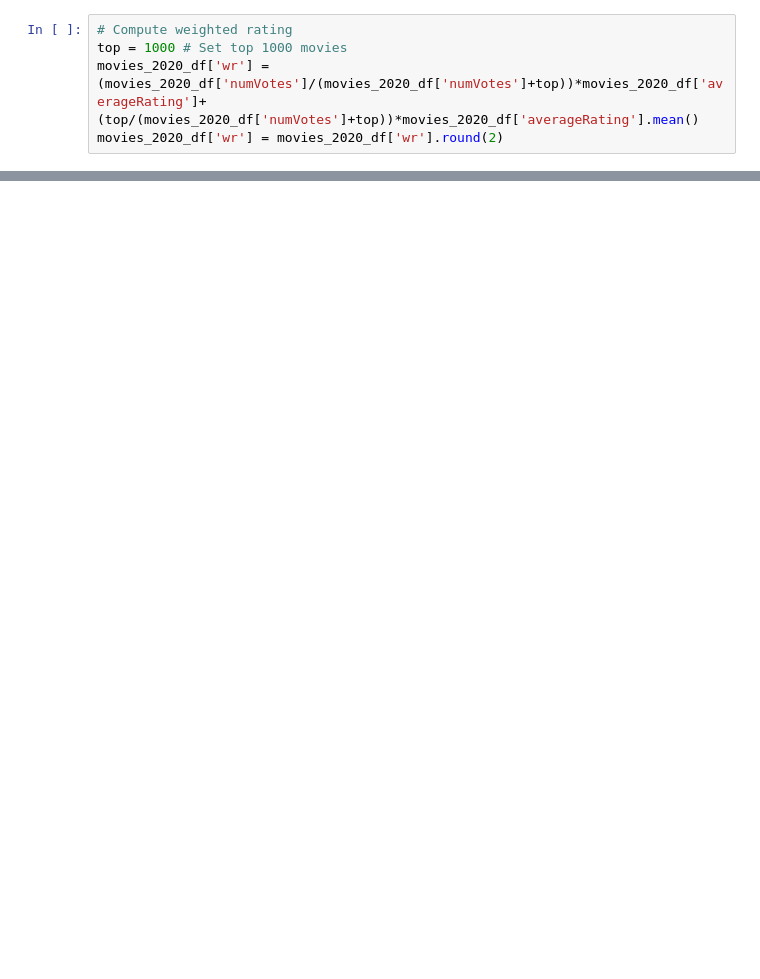
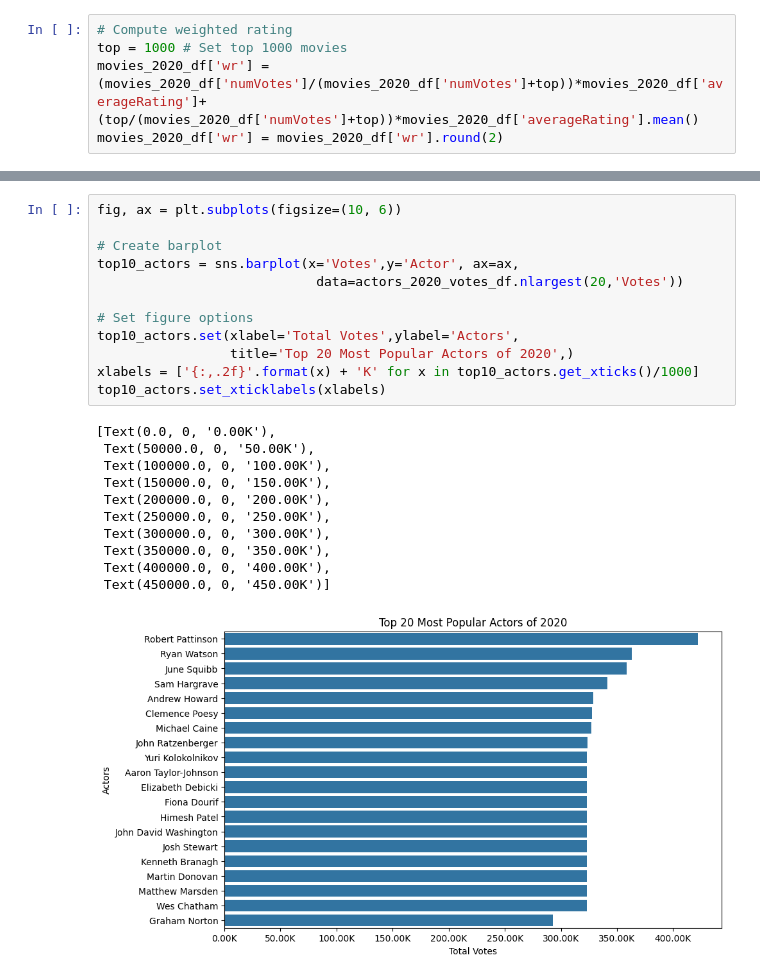
Before and after one commit to foxyreign/AAA_Movie, a Jupyter notebook: Data_Strategy_Plan_for_AAA.ipynb, the cells around one changed output, grey strips where cells are left out. Saved outputs shown, nothing was run; the diff lists cells and outputs as text; blank space fills up the shorter version.

```diff
--- a/Data_Strategy_Plan_for_AAA.ipynb
+++ b/Data_Strategy_Plan_for_AAA.ipynb
@@ -188,0 +257,24 @@ top10_movies.bar_label(top10_movies.containers[0])
+# %%
+fig, ax = plt.subplots(figsize=(10, 6))
+
+# Create barplot
+top10_actors = sns.barplot(x='Votes',y='Actor', ax=ax,
+                            data=actors_2020_votes_df.nlargest(20,'Votes'))
+
+# Set figure options
+top10_actors.set(xlabel='Total Votes',ylabel='Actors',
+                 title='Top 20 Most Popular Actors of 2020',)
+xlabels = ['{:,.2f}'.format(x) + 'K' for x in top10_actors.get_xticks()/1000]
+top10_actors.set_xticklabels(xlabels)
+# %% [output]
+[Text(0.0, 0, '0.00K'),
+ Text(50000.0, 0, '50.00K'),
+ Text(100000.0, 0, '100.00K'),
+ Text(150000.0, 0, '150.00K'),
+ Text(200000.0, 0, '200.00K'),
+ Text(250000.0, 0, '250.00K'),
+ Text(300000.0, 0, '300.00K'),
+ Text(350000.0, 0, '350.00K'),
+ Text(400000.0, 0, '400.00K'),
+ Text(450000.0, 0, '450.00K')]
+[figure, added]
```
Also changed, not shown: parts of 23 cells of this notebook.
